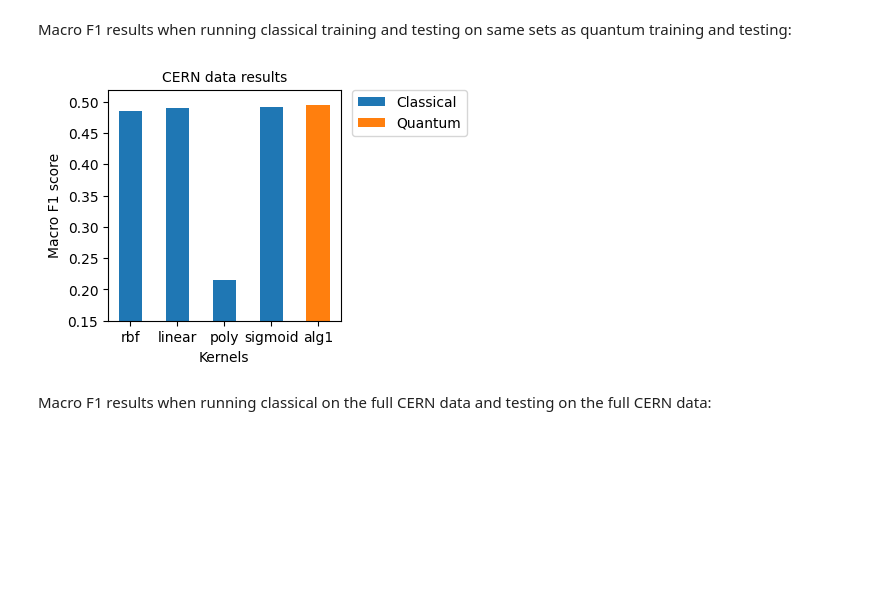
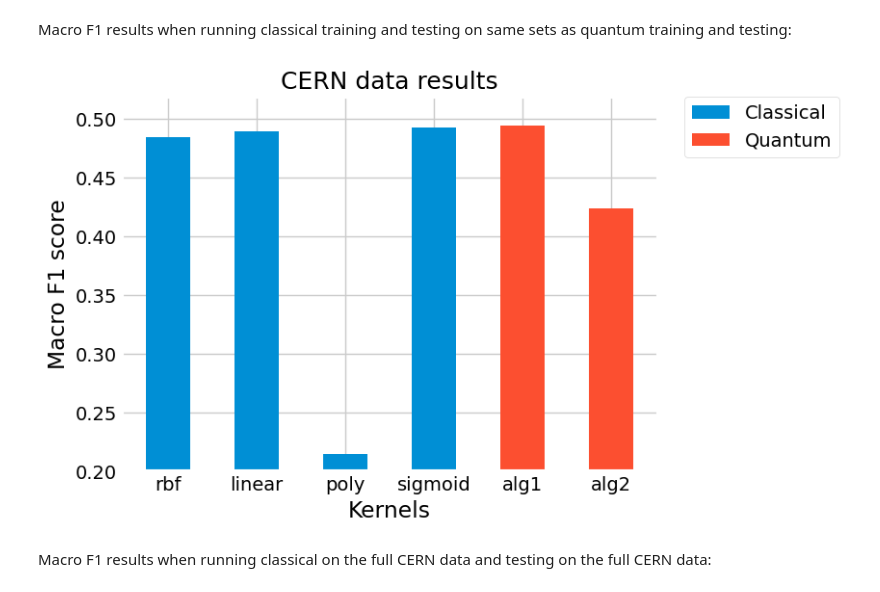
Before and after one commit to welremco/Group3QuantumOneClassSVMs, a Jupyter notebook: cern_data_application.ipynb, the cells around one changed output. Cells and saved outputs as stored; diff of their text form; code cells hidden in the pictures; blank space fills up the shorter version.

Commit message:
Run Alg2 on CERN data. Change plot style

```diff
--- a/cern_data_application.ipynb
+++ b/cern_data_application.ipynb
@@ -7,6 +7,11 @@
 # %%
 import matplotlib.pyplot as plt
 import numpy as np
+
+plt.style.use('fivethirtyeight')
+plt.rcParams['axes.facecolor'] = 'white'
+plt.rcParams['axes.edgecolor'] = 'white'
+plt.rcParams['figure.facecolor'] = 'white'
 
 from qiskit import BasicAer
 from qiskit import Aer, transpile
@@ -414,26 +871,28 @@ Macro F1: 0.49238578680203043
 # %% [markdown]
 Macro F1 results when running classical training and testing on same sets as quantum training and testing:
 # %%
+# stored above, or manually here:
 #classical_results = [0.4845, 0.4897, 0.2145, 0.4923]
 
-plt.figure(figsize=(3, 3))
+#plt.figure(figsize=(3, 3))
 
 # bars for classical:
 plt.bar(kernel_list, classical_results, label='Classical', width=0.5)
 
 # bars for quantum:
-plt.bar(['alg1'], [0.4945], label='Quantum', width=0.5)
+plt.bar(['alg1', 'alg2'], [0.4945, 0.4240], label='Quantum', width=0.5)
 
-plt.ylim(0.15)
+
+plt.ylim(0.2)
 plt.xlabel('Kernels')
 plt.ylabel('Macro F1 score')
 plt.legend(bbox_to_anchor=(1.05, 1), loc="upper left", borderaxespad=0.0)
 # Title added in latex
 #plt.title('CERN data results \n Trained with 1000 samples, tested on 100 samples')
-plt.title('CERN data results', fontsize=10)
+plt.title('CERN data results', fontsize=18)
 plt.show()
 # %% [output]
-[figure, old version]
+[figure, new version]
 # %% [markdown]
 Macro F1 results when running classical on the full CERN data and testing on the full CERN data:
 # %%
```
Also changed, not shown: parts of 13 cells of this notebook, 1 other file.
